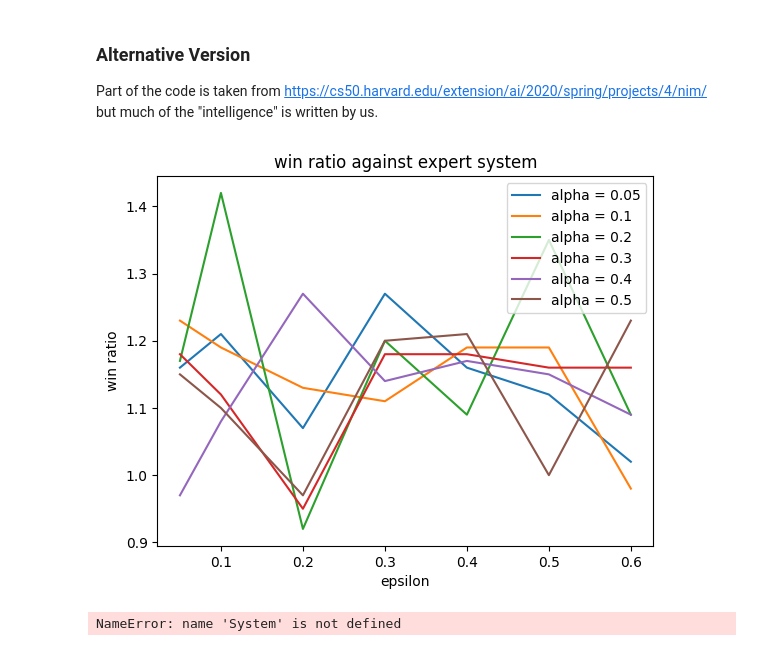
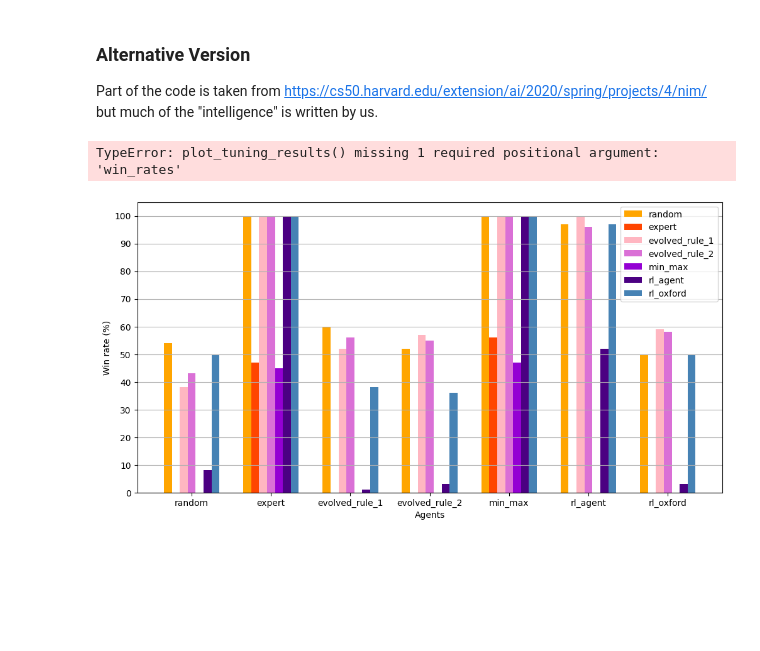
Before and after one commit to srrmtt/Computational-Intelligence, a Jupyter notebook: lab3/solution.ipynb, the cells around one changed output. Saved outputs shown, nothing was run; the diff lists cells and outputs as text; code cells hidden in the pictures; blank space fills up the shorter version.

```diff
--- a/lab3/solution.ipynb
+++ b/lab3/solution.ipynb
@@ -100,17 +97,40 @@ INFO:root:Winning rate minmax vs expert system: 49.72
+# %%
+
+from matplotlib import pyplot as plt
+def plot_tuning_results(alphas:list, epsilons:list, win_rates: list):
+    for alpha in alphas:
+        x = [w[0][1] for w in win_rates if w[0][0] == alpha]
+        y = [w[1] for w in win_rates if w[0][0] == alpha]
+        plt.plot(x, y, label=f"alpha = {alpha}")
+    plt.xlabel("epsilon")
+    plt.ylabel("win win_Rate")
+    plt.title("win ratio against expert system")
+    plt.xticks(epsilons)
+    plt.legend()
+    plt.show()
 # %% [markdown]
 ### Reinforcement Learning Agent
 # %%
-
-NUM_ROUND = BENCHMARK_ITER
+NUM_ROUND = 10_000
 nim = Nim(NIM_DIM)
 
 train = False
-dump_path = f'./data/RL_agent.data-{NIM_DIM}'
+dump_path = f'./data/RL_agent-{NIM_DIM}.data'
 
-rl_agent = RLAgent(nim._rows, alpha=0.03, random_factor=0.3)
+
+alphas = [0.02, 0.04, 0.06, 0.1, 0.2, 0.3]
+epsilons = [0.1, 0.2, 0.3, 0.4, 0.5, 0.6]
+
+
 
 if not train and os.path.isfile(dump_path):
     rl_agent = RLAgent.from_file(dump_path)
 else:
-    rl_agent.train(NIM_DIM, NUM_ROUND, show_epoch_results= True)
+    win_rates = RLAgent.tune(NUM_ROUND, 5000, NIM_DIM, alphas, epsilons, ea_dump_path)
+    plot_tuning_results(alphas, epsilons, win_rates)
+
+    alpha, epsilon = max(win_rates, key= lambda w : w[1])[0]
+
+    rl_agent = RLAgent(nim._rows, alpha=alpha, random_factor=epsilon)
+    rl_agent.train(NIM_DIM, NUM_ROUND)
     rl_agent.dump(dump_path)
@@ -148,61 +166,53 @@ for alpha in alphas:
     for epsilon in epsilons:
         ai = train(BENCHMARK_ITER, NIM_DIM, alpha=alpha, espilon=epsilon)
         rl_strategy = _make_strategy(ai)
-        win_ratio = run_benchmark(BENCHMARK_ITER, NIM_DIM, rl_strategy, ExpertSystem.next_move)
+        win_ratio = run_benchmark(BENCHMARK_ITER, NIM_DIM, rl_strategy, ExpertSystem.next_move, show_progress=False)
         win_ratios.append(((alpha, epsilon), win_ratio))
-# %%
-from matplotlib import pyplot as plt
-win_ratios
-
-for alpha in alphas:
-
-    x = [w[0][1] for w in win_ratios if w[0][0] == alpha]
-    y = [w[1] for w in win_ratios if w[0][0] == alpha]
-    plt.plot(x, y, label=f"alpha = {alpha}")
-plt.xlabel("epsilon")
-plt.ylabel("win ratio")
-plt.title("win ratio against expert system")
-plt.legend()
-plt.show()
-
-(alpha, epsilon) = max(win_ratios, key= lambda w : w[1])[0]
-ai = train(BENCHMARK_ITER, NIM_DIM, alpha=alpha, espilon=epsilon)
-# %% [output]
-[figure, removed]
+# %%
+
+
+plot_tuning_results(alphas, epsilons, win_ratios)
+
+(alpha, epsilon) = max(win_ratios, key= lambda w : w[1])[0]
+ai = train(BENCHMARK_ITER, NIM_DIM, alpha=alpha, espilon=epsilon)
+# %% [output]
+TypeError: plot_tuning_results() missing 1 required positional argument: 'win_rates'
 # %%
 from tqdm import trange, tqdm
-N_ITER = 10_000
+N_ITER = 1000
 agents = {"random" : System.random_move,
           "expert": ExpertSystem.next_move,
           "evolved_rule_1": evolved_agent.next_move,
           "evolved_rule_2": er_agent.next_move,
           "min_max": minmax_agent.next_move,
           "rl_agent": rl_agent.choose_action,
           "rl_oxford": rl_strategy}
 colors = ["orange", "orangered", "lightpink", "orchid", "darkviolet", "indigo", "steelblue"]
 labels = list(agents.keys())
 width = 0.7
 
 fig, ax = plt.subplots(figsize=(12, 6))
 
 x = numpy.arange(len(labels))
 all_wrs = []
 for name, agent in tqdm(agents.items()):
     wrs = []
     for opponent_name, opponent in agents.items():
 
-        wr = run_benchmark(N_ITER, NIM_DIM, agent, opponent)
+        wr = run_benchmark(N_ITER, NIM_DIM, agent, opponent, show_progress=False)
         wrs.append(wr)
     all_wrs.append(wrs)
 all_wrs = numpy.array(all_wrs).T
 for i, wrs, color in zip([3, 2, 1, 0, -1, -2, -3], all_wrs, colors):
     offset = i * width/7
     plt.bar(x-offset , wrs, width/7, color=color)
 
 plt.xticks(x, labels)
 plt.xlabel("Agents")
 plt.ylabel("Win rate (%)")
 plt.legend(labels)
+plt.grid(axis='y')
+plt.yticks(numpy.arange(0, 110, 10))
 plt.show()
 # %% [output]
-NameError: name 'System' is not defined
+[figure, added]
```
Also changed, not shown: parts of 9 cells of this notebook, 11 other files.
